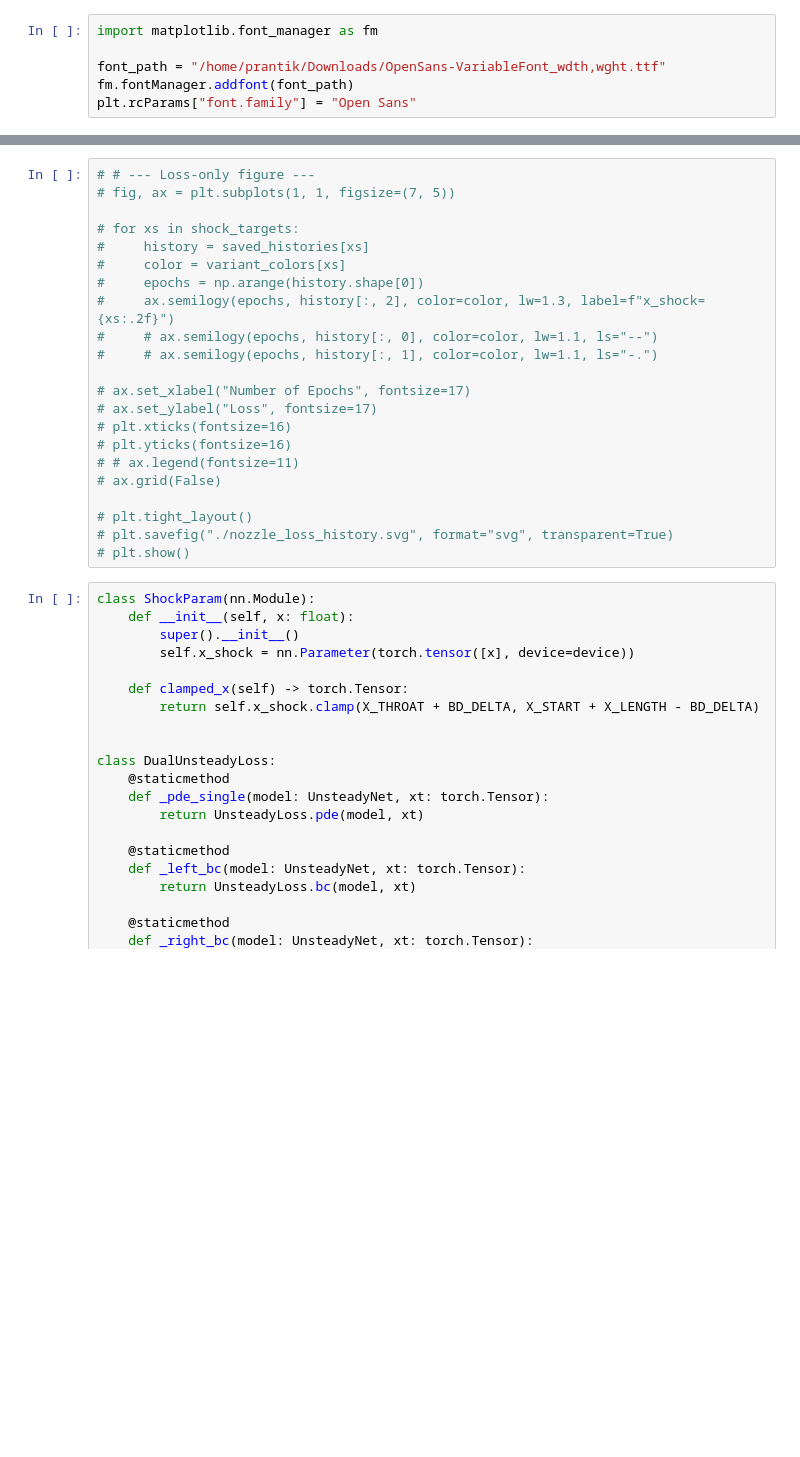
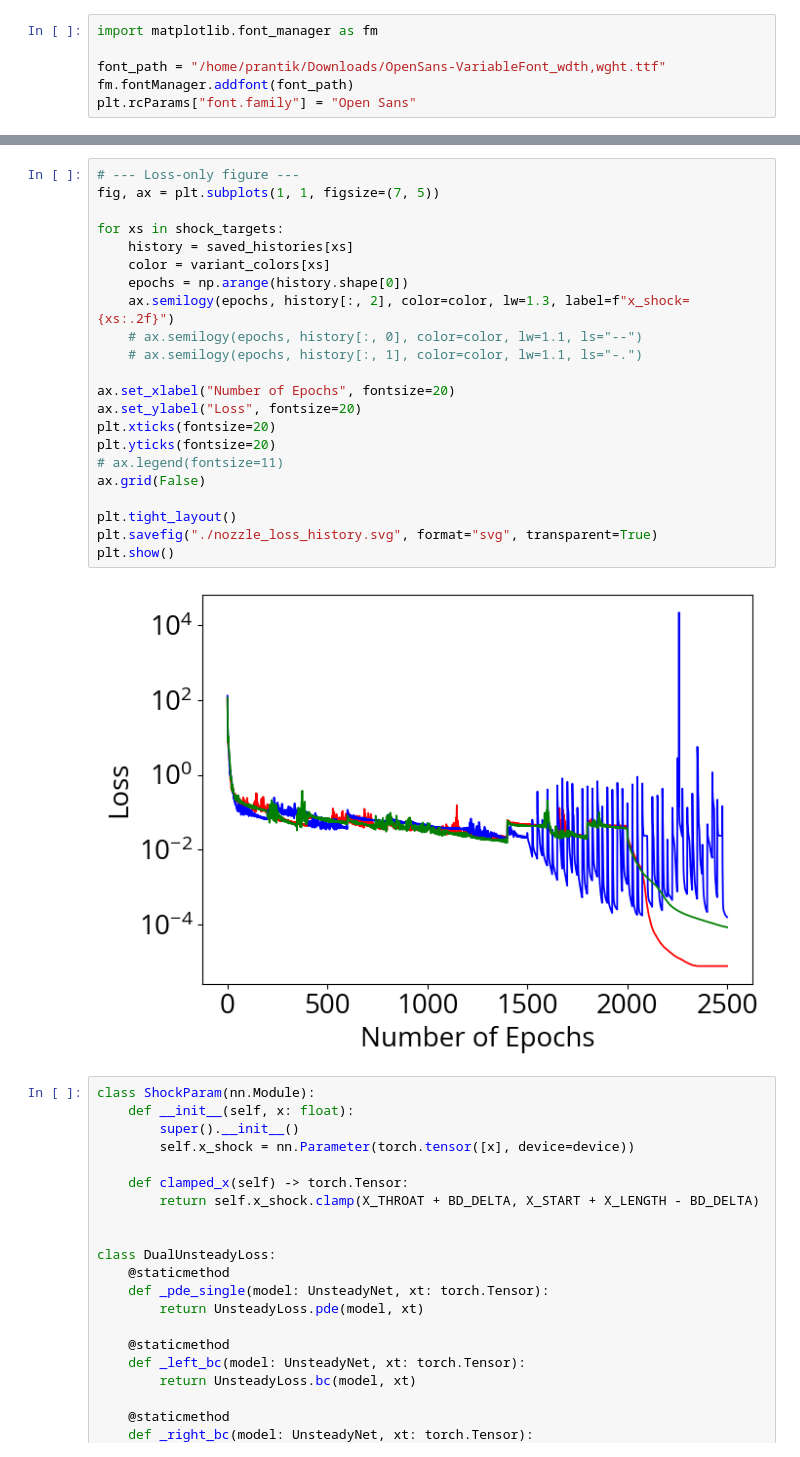
Before and after one commit to Lofty-Brambles/qsnippets, a Jupyter notebook: 07_cd_nozzle/variants/unsteady-cd-addpinn.ipynb, the cells around one changed output, grey strips where cells are left out. Drawn from its saved outputs; the diff is of its cells as text; blank space fills up the shorter version.

```diff
--- a/07_cd_nozzle/variants/unsteady-cd-addpinn.ipynb
+++ b/07_cd_nozzle/variants/unsteady-cd-addpinn.ipynb
@@ -1122,25 +1185,27 @@ plt.rcParams["font.family"] = "Open Sans"
 # %%
-# # --- Loss-only figure ---
-# fig, ax = plt.subplots(1, 1, figsize=(7, 5))
+# --- Loss-only figure ---
+fig, ax = plt.subplots(1, 1, figsize=(7, 5))
 
-# for xs in shock_targets:
-#     history = saved_histories[xs]
-#     color = variant_colors[xs]
-#     epochs = np.arange(history.shape[0])
-#     ax.semilogy(epochs, history[:, 2], color=color, lw=1.3, label=f"x_shock={xs:.2f}")
-#     # ax.semilogy(epochs, history[:, 0], color=color, lw=1.1, ls="--")
-#     # ax.semilogy(epochs, history[:, 1], color=color, lw=1.1, ls="-.")
+for xs in shock_targets:
+    history = saved_histories[xs]
+    color = variant_colors[xs]
+    epochs = np.arange(history.shape[0])
+    ax.semilogy(epochs, history[:, 2], color=color, lw=1.3, label=f"x_shock={xs:.2f}")
+    # ax.semilogy(epochs, history[:, 0], color=color, lw=1.1, ls="--")
+    # ax.semilogy(epochs, history[:, 1], color=color, lw=1.1, ls="-.")
 
-# ax.set_xlabel("Number of Epochs", fontsize=17)
-# ax.set_ylabel("Loss", fontsize=17)
-# plt.xticks(fontsize=16)
-# plt.yticks(fontsize=16)
-# # ax.legend(fontsize=11)
-# ax.grid(False)
+ax.set_xlabel("Number of Epochs", fontsize=20)
+ax.set_ylabel("Loss", fontsize=20)
+plt.xticks(fontsize=20)
+plt.yticks(fontsize=20)
+# ax.legend(fontsize=11)
+ax.grid(False)
 
-# plt.tight_layout()
-# plt.savefig("./nozzle_loss_history.svg", format="svg", transparent=True)
-# plt.show()
+plt.tight_layout()
+plt.savefig("./nozzle_loss_history.svg", format="svg", transparent=True)
+plt.show()
+# %% [output]
+[figure, added]
 # %%
 class ShockParam(nn.Module):
     def __init__(self, x: float):
```
Also changed, not shown: parts of 23 cells of this notebook, 14 other files.
